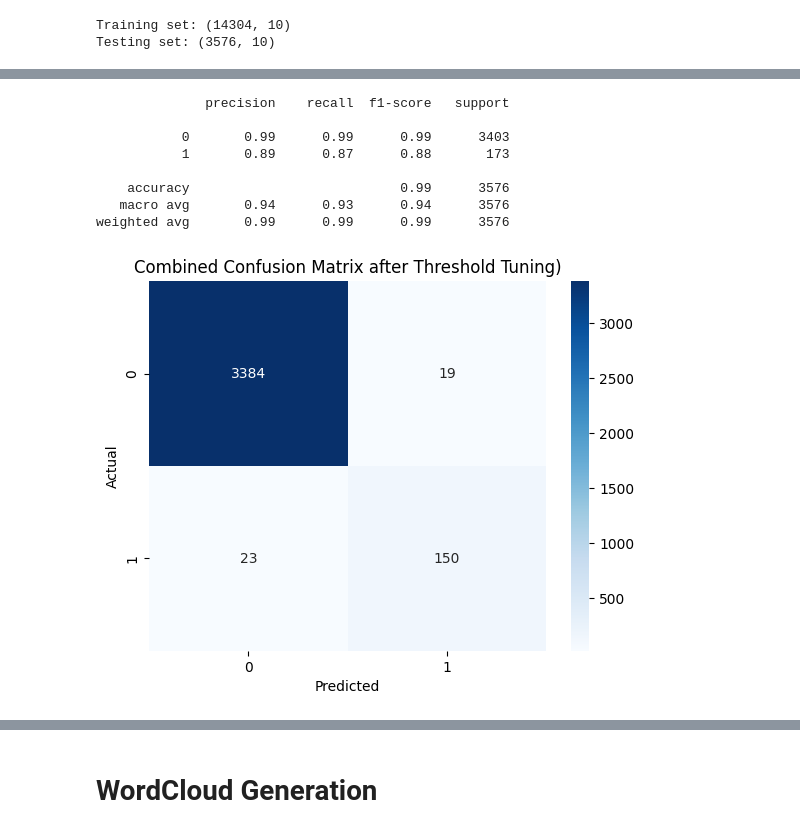
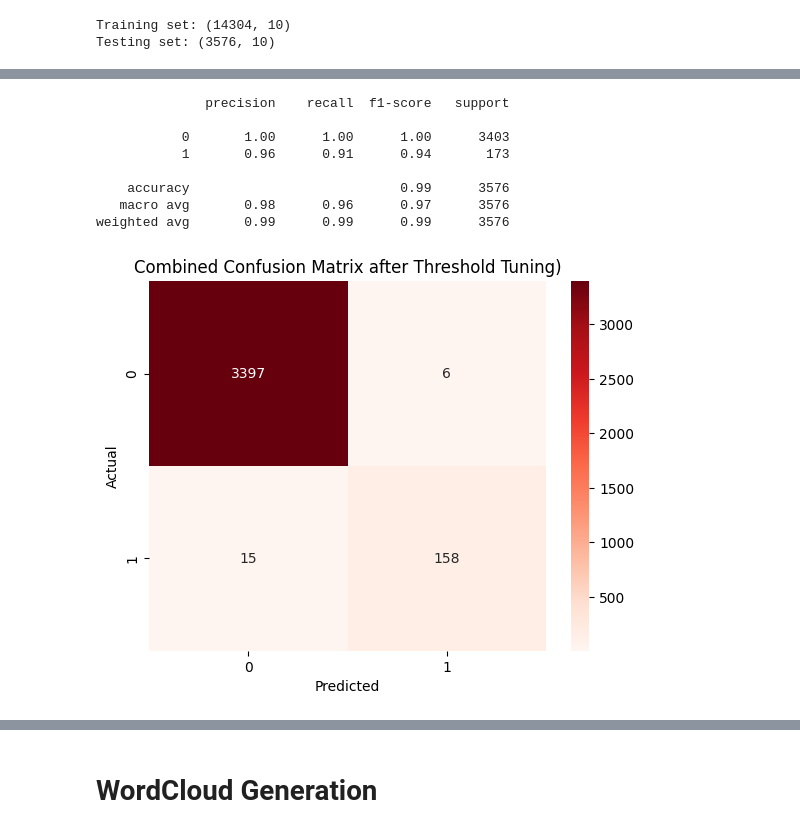
Before and after one commit to willdemelo/Fake_Job_Detector, a Jupyter notebook: SVCs.ipynb, the cells around one changed output, grey strips where cells are left out. Saved outputs shown, nothing was run; the diff lists cells and outputs as text; code cells hidden in the pictures.

```diff
--- a/SVCs.ipynb
+++ b/SVCs.ipynb
@@ -354,7 +358,7 @@ Training set: (14304, 10)
 Testing set: (3576, 10)
 # %%
 # TF-IDF for text
-text_transformer2 = TfidfVectorizer(max_features=10000, ngram_range=(1,2), min_df=5, sublinear_tf=True)
+text_transformer2 = TfidfVectorizer(max_features=50000, ngram_range=(1,2), min_df=5, sublinear_tf=True)
 categorical_transformer2 = OneHotEncoder(handle_unknown='ignore')
 
 # Combine
@@ -471,27 +475,27 @@ Best F1-Score: 0.8772
 # %%
 # Apply best threshold
 y_pred_threshold = (y_prob >= best_threshold).astype(int)
 
 # Classification report
 print(classification_report(y_test, y_pred_threshold))
 
 # Confusion Matrix (Threshold Tuned)
 cm_thresh = confusion_matrix(y_test, y_pred_threshold)
-sns.heatmap(cm_thresh, annot=True, fmt='d', cmap='Blues')
+sns.heatmap(cm_thresh, annot=True, fmt='d', cmap='Reds')
 plt.xlabel('Predicted')
 plt.ylabel('Actual')
 plt.title('Combined Confusion Matrix after Threshold Tuning)')
 plt.show()
 # %% [output]
               precision    recall  f1-score   support
 
-           0       0.99      0.99      0.99      3403
-           1       0.89      0.87      0.88       173
+           0       1.00      1.00      1.00      3403
+           1       0.96      0.91      0.94       173
 
     accuracy                           0.99      3576
-   macro avg       0.94      0.93      0.94      3576
+   macro avg       0.98      0.96      0.97      3576
 weighted avg       0.99      0.99      0.99      3576
-[figure, old version]
+[figure, new version]
 # %%
 # Plot precision and recall vs threshold
 plt.figure(figsize=(8,6))
```
Also changed, not shown: parts of 12 cells of this notebook.
